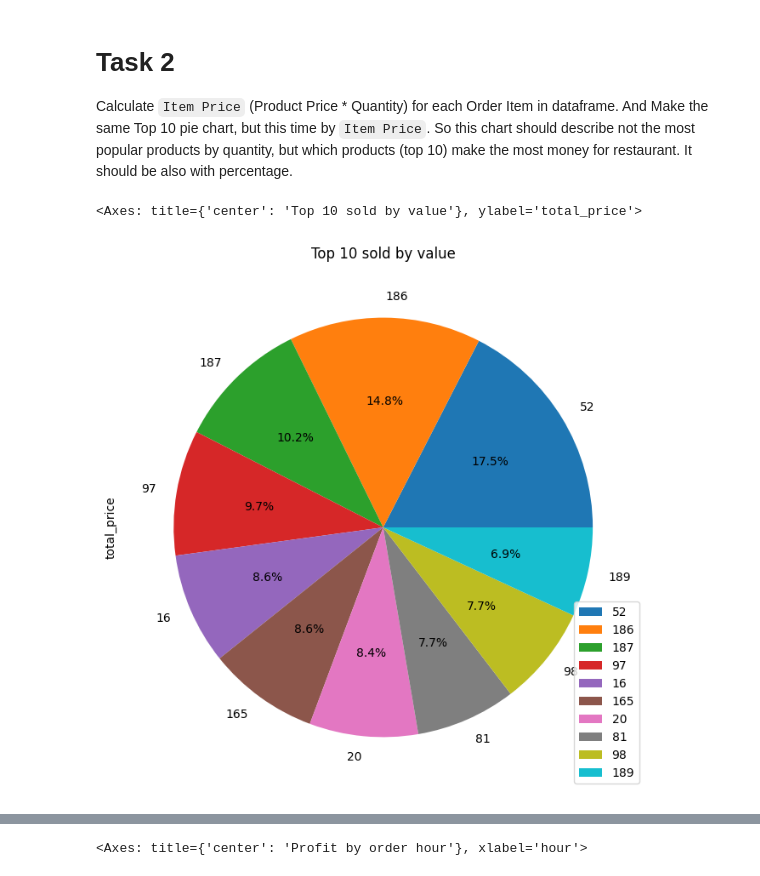
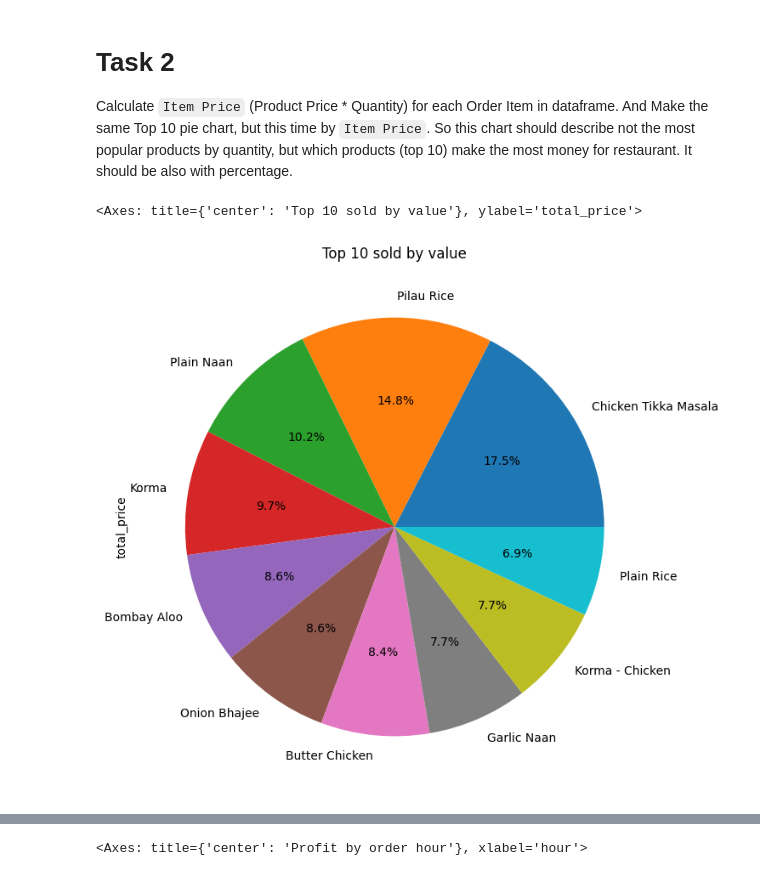
Before and after one commit to mate-academy/py-restaurant-data-analysis, a Jupyter notebook: app/main.ipynb, the cells around one changed output, grey strips where cells are left out. Saved outputs shown, nothing was run; the diff lists cells and outputs as text; code cells hidden in the pictures.

Commit message:
task 2: labels are back, legend removed

```diff
--- a/app/main.ipynb
+++ b/app/main.ipynb
@@ -79,19 +79,21 @@ And Make the same Top 10 pie chart, but this time by `Item Price`. So this chart
 # %%
 top_by_money = (
     df.assign(total_price=df.quantity*df.price)
     .groupby("name", as_index=False)
     .total_price.sum()
     .sort_values("total_price", ascending=False).head(10)
 )
 top_by_money.plot.pie(
     y="total_price",
     autopct="%1.1f%%",
     title="Top 10 sold by value",
-    figsize=(8, 8)
+    figsize=(8, 8),
+    labels=top_by_money.name,
+    legend=None
 )
 # %% [output]
 <Axes: title={'center': 'Top 10 sold by value'}, ylabel='total_price'>
-[figure, old version]
+[figure, new version]
 # %% [markdown]
 # Task 3
 Calculate `Order Hour` based on `Order Datetime`, which will tell about the specific our the order was created (from 0 to 23). Using `Order Hour` create a bar chart, which will tell the total restaurant income based on the hour order was created. So on x-axis - it will be values from 0 to 23 (hours), on y-axis - it will be the total sum of order prices, which were sold on that hour.
```
